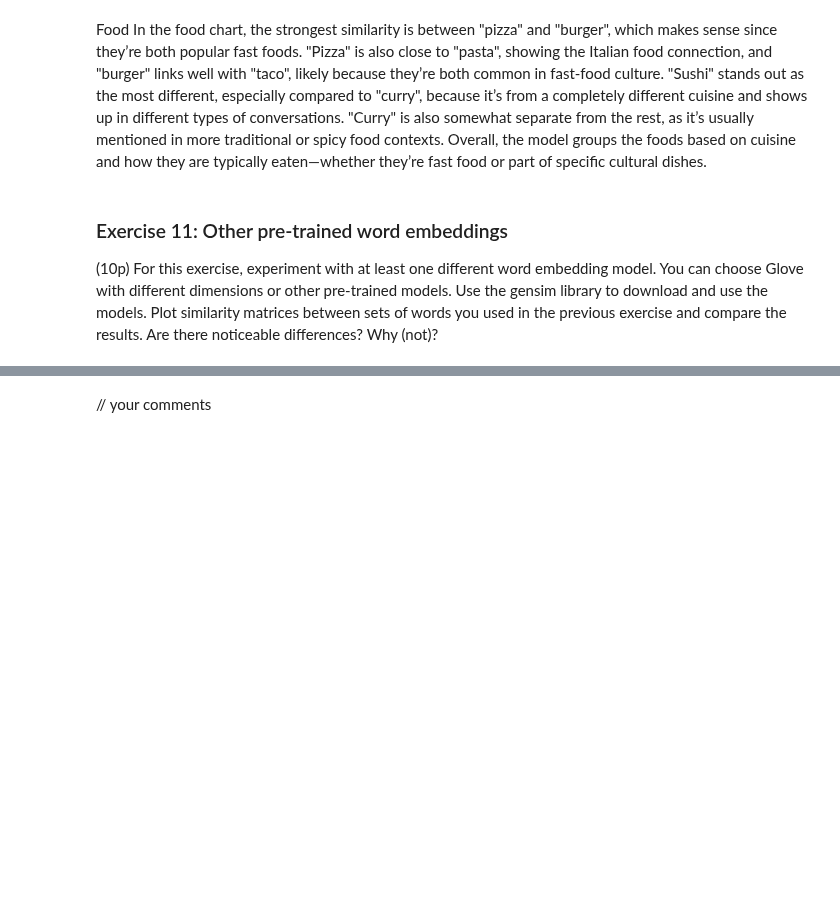
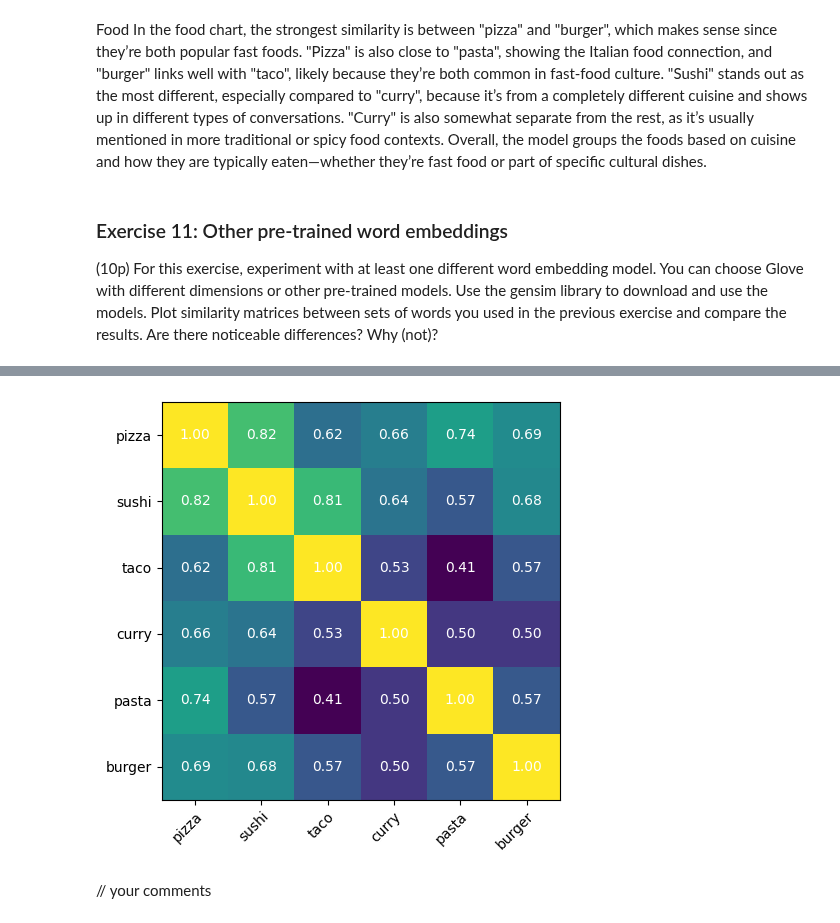
Before and after one commit to vddobush/NLP_Project, a Jupyter notebook: lab2cont.ipynb, the cells around one changed output, grey strips where cells are left out. Drawn from its saved outputs; the diff is of its cells as text; code cells hidden in the pictures; blank space fills up the shorter version.

```diff
--- a/lab2cont.ipynb
+++ b/lab2cont.ipynb
@@ -1092,3 +1109,10 @@ Plot similarity matrices between sets of words you used in the previous exercise
+# %%
+words_cuisine = ['pizza', 'sushi', 'taco', 'curry', 'pasta', 'burger']
+sim_cuisines = np.array([[fasttext.similarity(a, b) for b in words_urban]
+                        for a in words_urban])
+plot_similarity_matrix(sim_cuisines, words_cuisine)
+# %% [output]
+[figure, added]
 # %% [markdown]
 // your comments
 # %% [markdown]
```
Also changed, not shown: parts of 3 cells of this notebook.
